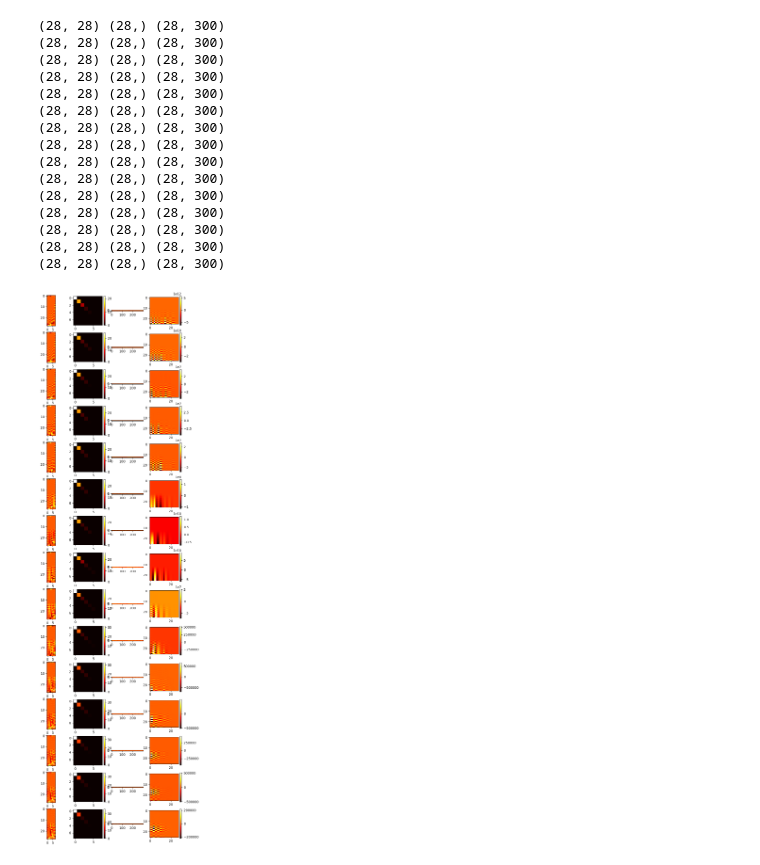
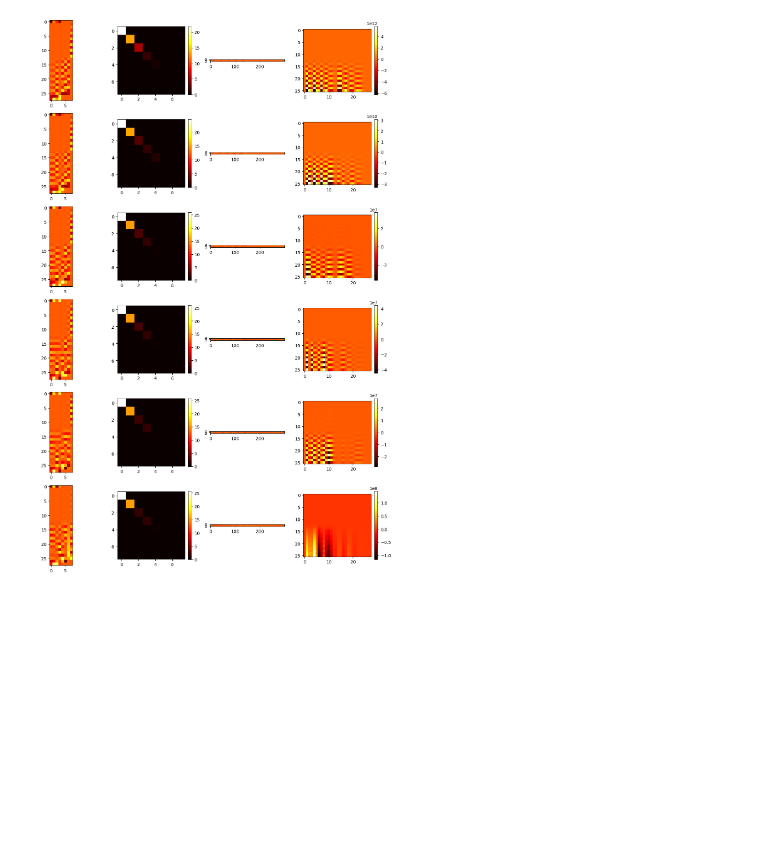
Before and after one commit to EricPgh/heatlearn, a Jupyter notebook: bte_1d_boundary.ipynb, the cells around one changed output. Drawn from its saved outputs; the diff is of its cells as text; code cells hidden in the pictures; blank space fills up the shorter version.

Commit message:
update plotting of fundamental matrices

```diff
--- a/bte_1d_boundary.ipynb
+++ b/bte_1d_boundary.ipynb
@@ -29,9 +29,9 @@ if 'bte_1d_boundaryfluxlearn' in sys.modules:
 from bte_1d_boundaryfluxlearn import nDMD,cDMD
 
 #print(np.array(G))
-nA = 15
+nA = 6
 nM = 4
-fig, axs = plt.subplots(nA,nM,figsize=(2*nM,2*nA))
+fig, axs = plt.subplots(nA,nM,figsize=(3*nM,3*nA))
 for j,major_stride in enumerate([16]): #Just running with one for now but available for testing
     HL.prop.major_stride = major_stride
     #nA = 13000//major_stride #The quantity of propagators to compute
@@ -70,7 +70,7 @@ for j,major_stride in enumerate([16]): #Just running with one for now but availa
         X = np.concatenate(lX,axis=1)
         u,s,vt = svd(X,full_matrices=False) #full matrices=false, want to be able to compress, S has nonzero only
         #s += 0.001
-        print(u.shape,s.shape,vt.shape)
+        #print(u.shape,s.shape,vt.shape)
         #print(s)
         #A = Y@v.T@np.diag(sinv)@u.T
         X_pinv = pseudo_inverse_from_svd(u, s, vt, cmp) # v.T[:,0:cmp]@np.diag(sinv[0:cmp])@u.T[0:cmp,:]
@@ -88,50 +88,35 @@ for j,major_stride in enumerate([16]): #Just running with one for now but availa
 
         u1 = u[0:x_deg,:]
         u0 = u[x_deg:2*x_deg,:]
         Ardc1 = u1.T@Y@v.T@np.diag(sinv)
         Ardc0 = u0.T@Y@v.T@np.diag(sinv)
         Lam,Xi = eig(Ardc0)
         Lam = np.diag(np.abs(Lam))'''
         A=Ac
         c=8
         #for axi,M in zip(ax,[u[:,0:cmp],np.diag(s[0:cmp]),vt[0:cmp,:],Ac]):#,A,Lam,Xi.real,Xi.imag][:nM]):
         for iax,[axi,M] in enumerate(zip(ax,[u[:,0:c],np.diag(s[0:c]),vt[0:c,:],Ac])):#,A,Lam,Xi.real,Xi.imag][:nM]):
             if iax in [0,2]:
                 im = axi.imshow(M, cmap='hot', vmin=-1,vmax=1,
                    origin='upper', interpolation='nearest', aspect='equal')
             else:
                 im = axi.imshow(M, cmap='hot', #vmin=-1,vmax=1,
                    origin='upper', interpolation='nearest', aspect='equal')
                 fig.colorbar(im, ax=axi, fraction=0.046, pad=0.04)
-#plt.tight_layout()
+plt.tight_layout()
 plt.show()
 if False:
     fig, axs = plt.subplots(nA,1,figsize=(8,12))
 
     print(len(lAc))
     for ax,i in zip(axs, list(range(0,nA))):#len(lAc),100))[:9]):
         im = ax.imshow(lAc[i], cmap='hot', #vmin=-50,vmax=50,
                origin='upper', interpolation='nearest', aspect='equal')
     plt.tight_layout()
     #plt.savefig('matrix_evolution.png')
     plt.show()
 # %% [output]
-(28, 28) (28,) (28, 300)
-(28, 28) (28,) (28, 300)
-(28, 28) (28,) (28, 300)
-(28, 28) (28,) (28, 300)
-(28, 28) (28,) (28, 300)
-(28, 28) (28,) (28, 300)
-(28, 28) (28,) (28, 300)
-(28, 28) (28,) (28, 300)
-(28, 28) (28,) (28, 300)
-(28, 28) (28,) (28, 300)
-(28, 28) (28,) (28, 300)
-(28, 28) (28,) (28, 300)
-(28, 28) (28,) (28, 300)
-(28, 28) (28,) (28, 300)
-(28, 28) (28,) (28, 300)
-[figure, old version]
+[figure, new version]
 # %%
 from bte_1d_boundaryfluxlearn import plot_A_elements
 plot_A_elements(HL.prop,[ ([0.,0.05],'^'),
```
